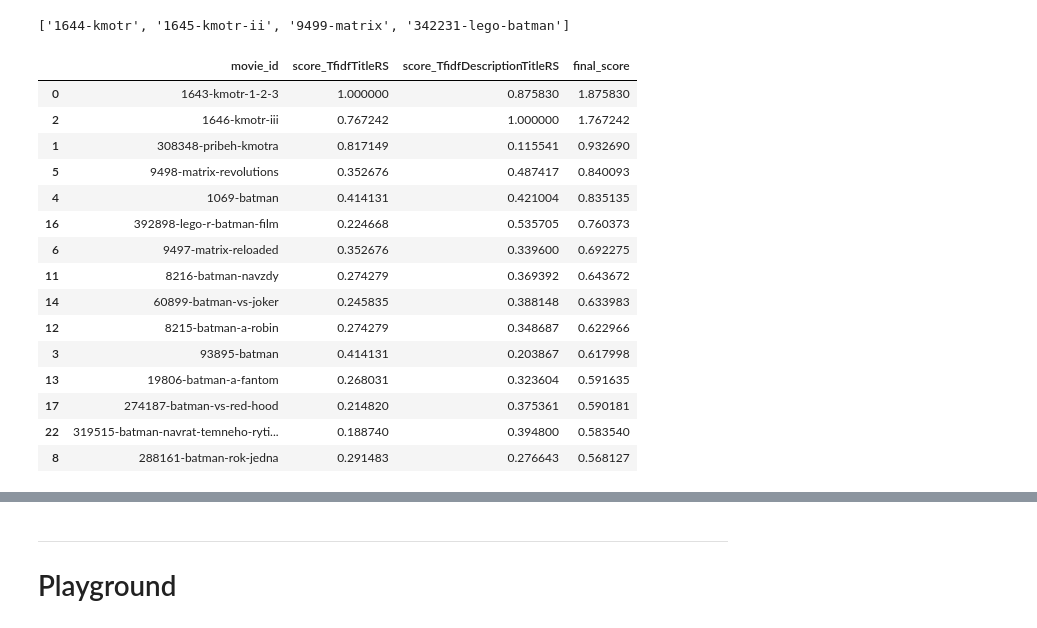
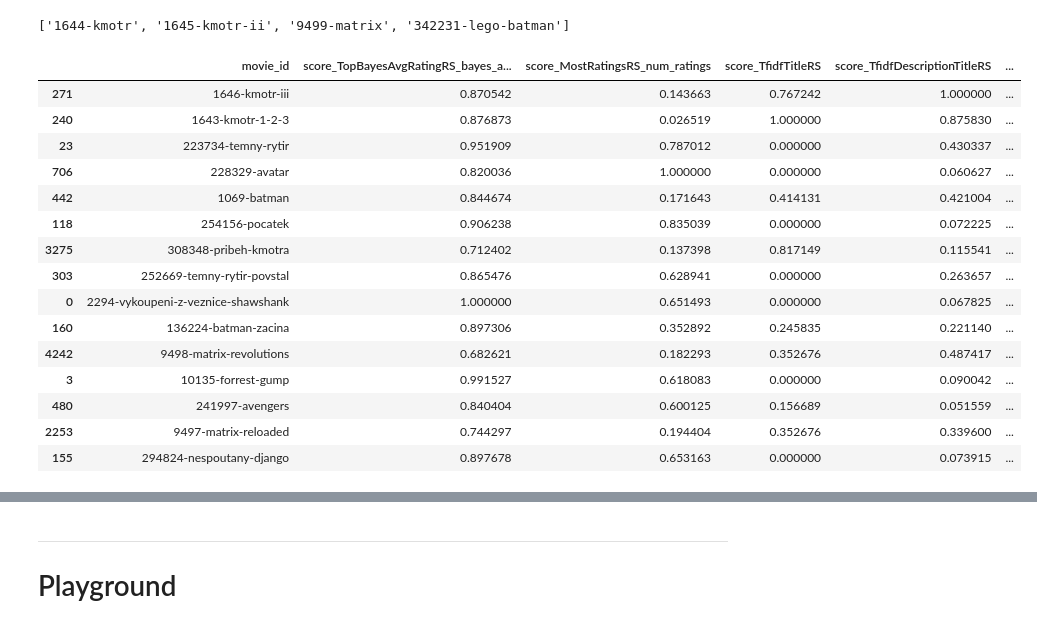
Before and after one commit to prompteus/csfd-movie-recommender, a Jupyter notebook: src/recommend/notebooks/cb_recsystems.ipynb, the cells around one changed output, grey strips where cells are left out. Drawn from its saved outputs; the diff is of its cells as text; code cells hidden in the pictures.

Commit message:
CB: Add Ensemble examples for Consultation 2

```diff
--- a/src/recommend/notebooks/cb_recsystems.ipynb
+++ b/src/recommend/notebooks/cb_recsystems.ipynb
@@ -401,18 +395,3 @@ rnd_rs.recommend([])
 8674 rows × 2 columns
 # %% [markdown]
 ## Recommendation based on movie popularity
-# %%
-from sklearn.preprocessing import MinMaxScaler
-
-
-f = d.copy()
-f.score = f.score * 4
-
-scaler = MinMaxScaler(feature_range=(0, 1))
-
-arr = np.array([50, 10, 25, 10]).reshape(-1, 1)
-display(arr)
-
-scaler.fit(arr)
-
-scaler.fit_transform(arr)
@@ -431,27 +401,41 @@ class TopNRS(RecSysBase):
     """
     System recommends top n most popular movies a user has not rated yet.
     """
-    def __init__(self, movies_df : pd.DataFrame, by_column : str):
+    @abc.abstractmethod
+    def __init__(self, movies_df : pd.DataFrame):#, by_column : str):
         super(TopNRS, self).__init__(movies_df)
-        self.by_column = by_column
+        #self.by_column = by_column
 
-
+    '''
     def set_by_column(self, new_column_name : str):
         """Changes the column which is used as a metric to sort the movies"""
         if new_column_name not in self.movies_df:
             raise AttributeError(f'Cannot use {new_column_name} to sort movies. Such column does not exist in the data frame.')
         self.by_column = new_column_name
+    '''
 
+    # abstract because subclasses need to define self.by_column
     def recommend(self, user_history : List[str], n : int = None) -> pd.DataFrame:
         """
         Recommends top n movies (a user has not yet seen) which are sorted by a selected column.
         """
         recommendations = self.get_candidate_movies(user_history)\
-                                .sort_values(by=self.by_column, ascending=False)\
+                                .sort_values(by=self.sort_by_column, ascending=False)\
                                 .head(n)
         results = recommendations[['movie_id']].copy()
-        results[f'score_{type(self).__name__}_{self.by_column}'] = recommendations[self.by_column]
+        results[f'score_{type(self).__name__}_{self.sort_by_column}'] = recommendations[self.sort_by_column]
         return results
+
+
+class MostRatingsRS(TopNRS):
+    def __init__(self, movies_df : pd.DataFrame):
+        super(MostRatingsRS, self).__init__(movies_df)
+        self.sort_by_column = 'num_ratings'
+
+class TopBayesAvgRatingRS(TopNRS):
+    def __init__(self, movies_df : pd.DataFrame):
+        super(TopBayesAvgRatingRS, self).__init__(movies_df)
+        self.sort_by_column = 'bayes_avg_rating'
 # %%
 history = ['228329-avatar']
 
@@ -982,26 +946,26 @@ ensemble1.recommend(history, return_full_info=True)
 # %%
-ensemble2 = Ensemble(movie_db, [TfidfTitleRS, TfidfDescriptionTitleRS])
+ensemble = Ensemble(movie_db, [TopBayesAvgRatingRS, MostRatingsRS, TfidfTitleRS, TfidfDescriptionTitleRS])
 # %%
 history
 # %% [output]
 ['1644-kmotr', '1645-kmotr-ii', '9499-matrix', '342231-lego-batman']
 # %%
-ensemble2.recommend(history, n=15)
+ensemble.recommend(history, n=15)
 # %% [output]
-|  | movie_id | score_TfidfTitleRS | score_TfidfDescriptionTitleRS | final_score |
-| 0 | 1643-kmotr-1-2-3 | 1.000000 | 0.875830 | 1.875830 |
-| 2 | 1646-kmotr-iii | 0.767242 | 1.000000 | 1.767242 |
-| 1 | 308348-pribeh-kmotra | 0.817149 | 0.115541 | 0.932690 |
-| 5 | 9498-matrix-revolutions | 0.352676 | 0.487417 | 0.840093 |
-| 4 | 1069-batman | 0.414131 | 0.421004 | 0.835135 |
-| 16 | 392898-lego-r-batman-film | 0.224668 | 0.535705 | 0.760373 |
-| 6 | 9497-matrix-reloaded | 0.352676 | 0.339600 | 0.692275 |
-| 11 | 8216-batman-navzdy | 0.274279 | 0.369392 | 0.643672 |
-| 14 | 60899-batman-vs-joker | 0.245835 | 0.388148 | 0.633983 |
-| 12 | 8215-batman-a-robin | 0.274279 | 0.348687 | 0.622966 |
-| 3 | 93895-batman | 0.414131 | 0.203867 | 0.617998 |
-| 13 | 19806-batman-a-fantom | 0.268031 | 0.323604 | 0.591635 |
-| 17 | 274187-batman-vs-red-hood | 0.214820 | 0.375361 | 0.590181 |
-| 22 | 319515-batman-navrat-temneho-ryti... | 0.188740 | 0.394800 | 0.583540 |
-| 8 | 288161-batman-rok-jedna | 0.291483 | 0.276643 | 0.568127 |
+|  | movie_id | score_TopBayesAvgRatingRS_bayes_a... | score_MostRatingsRS_num_ratings | score_TfidfTitleRS | score_TfidfDescriptionTitleRS | ... |
+| 271 | 1646-kmotr-iii | 0.870542 | 0.143663 | 0.767242 | 1.000000 | ... |
+| 240 | 1643-kmotr-1-2-3 | 0.876873 | 0.026519 | 1.000000 | 0.875830 | ... |
+| 23 | 223734-temny-rytir | 0.951909 | 0.787012 | 0.000000 | 0.430337 | ... |
+| 706 | 228329-avatar | 0.820036 | 1.000000 | 0.000000 | 0.060627 | ... |
+| 442 | 1069-batman | 0.844674 | 0.171643 | 0.414131 | 0.421004 | ... |
+| 118 | 254156-pocatek | 0.906238 | 0.835039 | 0.000000 | 0.072225 | ... |
+| 3275 | 308348-pribeh-kmotra | 0.712402 | 0.137398 | 0.817149 | 0.115541 | ... |
+| 303 | 252669-temny-rytir-povstal | 0.865476 | 0.628941 | 0.000000 | 0.263657 | ... |
+| 0 | 2294-vykoupeni-z-veznice-shawshank | 1.000000 | 0.651493 | 0.000000 | 0.067825 | ... |
+| 160 | 136224-batman-zacina | 0.897306 | 0.352892 | 0.245835 | 0.221140 | ... |
+| 4242 | 9498-matrix-revolutions | 0.682621 | 0.182293 | 0.352676 | 0.487417 | ... |
+| 3 | 10135-forrest-gump | 0.991527 | 0.618083 | 0.000000 | 0.090042 | ... |
+| 480 | 241997-avengers | 0.840404 | 0.600125 | 0.156689 | 0.051559 | ... |
+| 2253 | 9497-matrix-reloaded | 0.744297 | 0.194404 | 0.352676 | 0.339600 | ... |
+| 155 | 294824-nespoutany-django | 0.897678 | 0.653163 | 0.000000 | 0.073915 | ... |
 # %%
```
Also changed, not shown: parts of 32 cells of this notebook.
